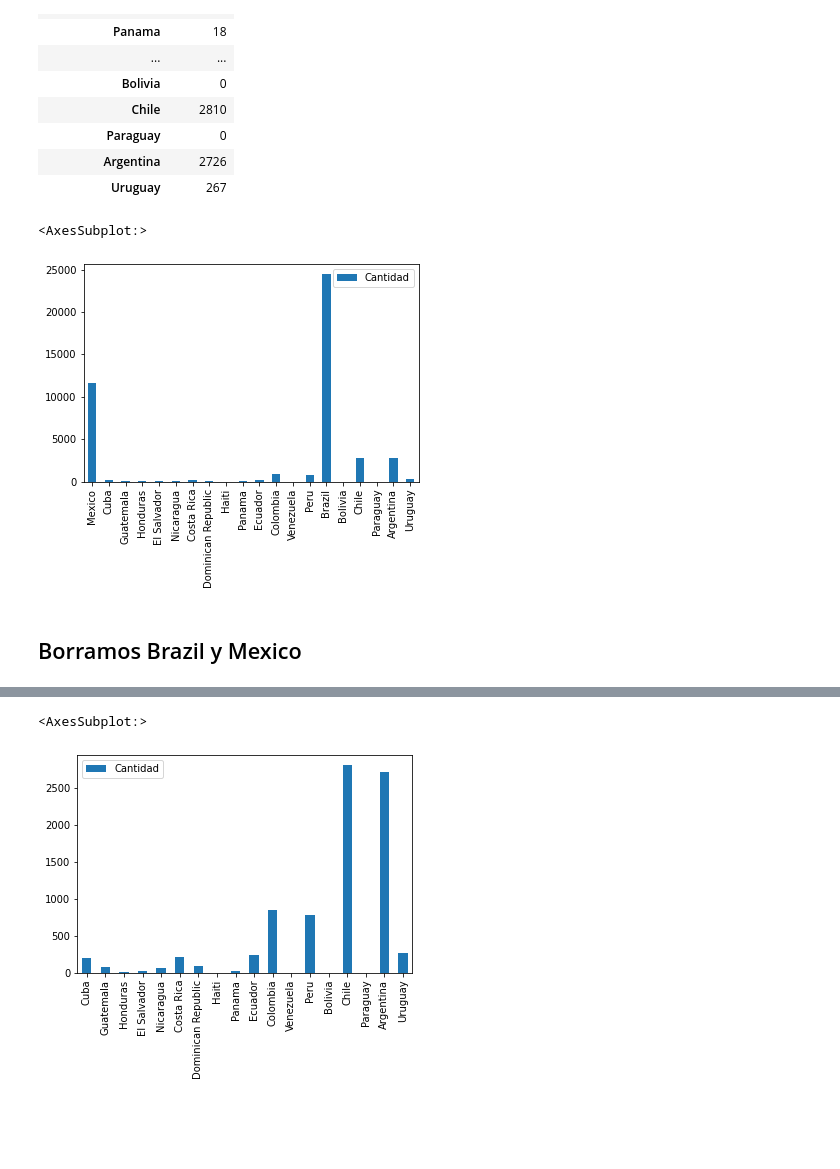
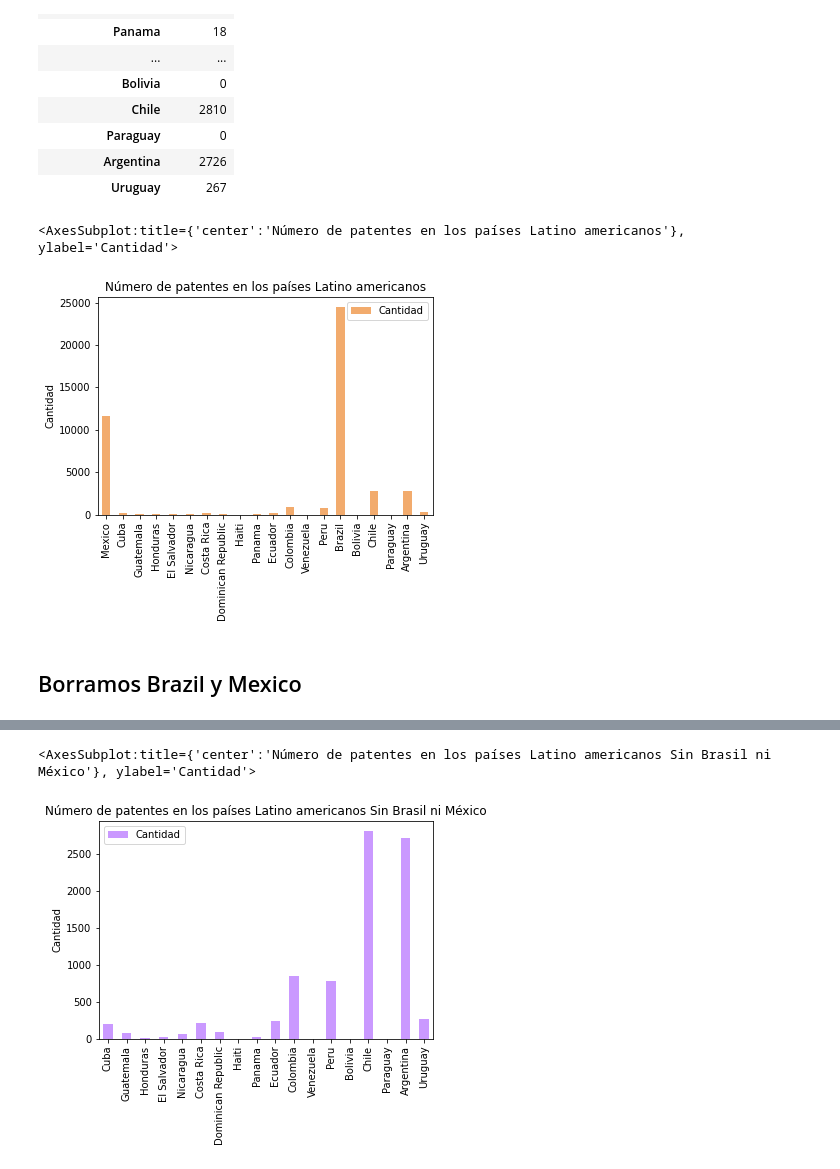
Before and after one commit to Ballesd/DataEngereyLatinoAmerica, a Jupyter notebook: AnalsisPatentes.ipynb, the cells around one changed output, grey strips where cells are left out. Drawn from its saved outputs; the diff is of its cells as text; code cells hidden in the pictures; blank space fills up the shorter version.

Commit message:
Graficas de las patentes

```diff
--- a/AnalsisPatentes.ipynb
+++ b/AnalsisPatentes.ipynb
@@ -91,10 +91,11 @@ DFLationoAmerica
 | Uruguay | 267 |
 # %%
 #Hacemos un histograma con las cantidades de pantentes en paises de latino america
-DFLationoAmerica.plot(kind = 'bar')
+DFLationoAmerica.plot(kind = 'bar',title="Número de patentes en los países Latino americanos", ylabel ="Cantidad",
+                    color='#F2AB6D')
 # %% [output]
-<AxesSubplot:>
+<AxesSubplot:title={'center':'Número de patentes en los países Latino americanos'}, ylabel='Cantidad'>
-[figure, old version]
+[figure, new version]
 # %% [markdown]
 ## Borramos Brazil y Mexico
 # %%
@@ -122,7 +123,8 @@ CanPatentes
  'Uruguay': 267}
 # %%
 DFLationoAmericaSinBraMe = pd.DataFrame.from_dict(CanPatentes, orient='index').rename(columns={0:'Cantidad'})
-DFLationoAmericaSinBraMe.plot(kind = 'bar')
+DFLationoAmericaSinBraMe.plot(kind = 'bar',title="Número de patentes en los países Latino americanos Sin Brasil ni México", ylabel ="Cantidad",
+                    color='#CA99FF')
 # %% [output]
-<AxesSubplot:>
+<AxesSubplot:title={'center':'Número de patentes en los países Latino americanos Sin Brasil ni México'}, ylabel='Cantidad'>
-[figure, old version]
+[figure, new version]
```
Also changed, not shown: 3 other files.
